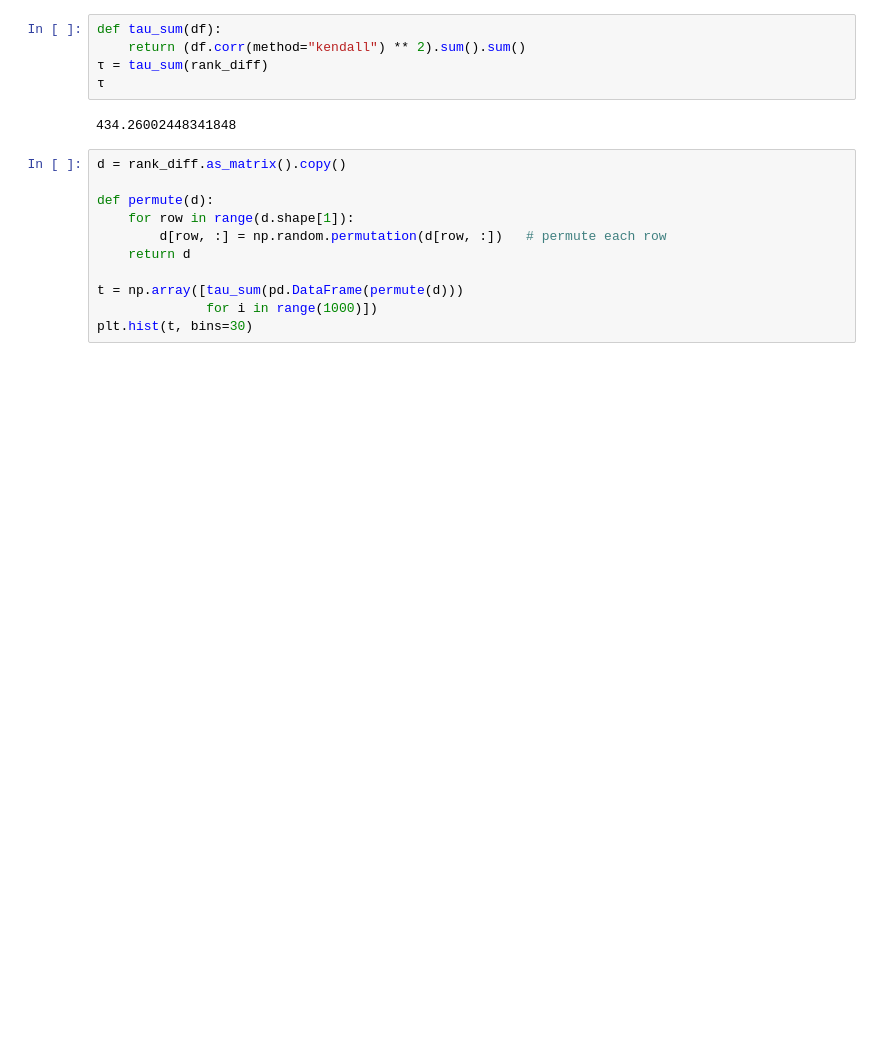
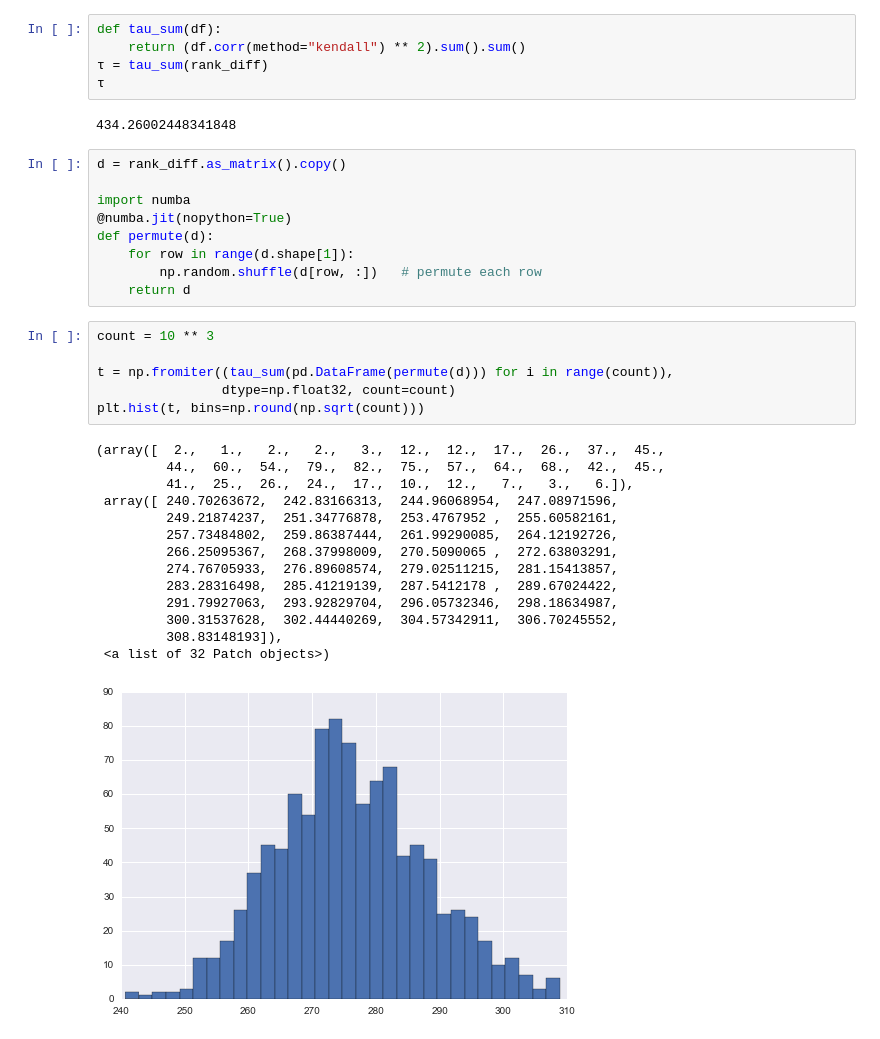
Before and after one commit to alanhdu/explorations, a Jupyter notebook: chess/Chess.ipynb, the cells around one changed output. Cells and saved outputs as stored; diff of their text form; blank space fills up the shorter version.

```diff
--- a/chess/Chess.ipynb
+++ b/chess/Chess.ipynb
@@ -97,11 +97,30 @@ def tau_sum(df):
 # %%
 d = rank_diff.as_matrix().copy()
 
+import numba
+@numba.jit(nopython=True)
 def permute(d):
     for row in range(d.shape[1]):
-        d[row, :] = np.random.permutation(d[row, :])   # permute each row
+        np.random.shuffle(d[row, :])   # permute each row
     return d
-
-t = np.array([tau_sum(pd.DataFrame(permute(d)))
-              for i in range(1000)])
-plt.hist(t, bins=30)
+# %%
+count = 10 ** 3
+
+t = np.fromiter((tau_sum(pd.DataFrame(permute(d))) for i in range(count)),
+                dtype=np.float32, count=count)
+plt.hist(t, bins=np.round(np.sqrt(count)))
+# %% [output]
+(array([  2.,   1.,   2.,   2.,   3.,  12.,  12.,  17.,  26.,  37.,  45.,
+         44.,  60.,  54.,  79.,  82.,  75.,  57.,  64.,  68.,  42.,  45.,
+         41.,  25.,  26.,  24.,  17.,  10.,  12.,   7.,   3.,   6.]),
+ array([ 240.70263672,  242.83166313,  244.96068954,  247.08971596,
+         249.21874237,  251.34776878,  253.4767952 ,  255.60582161,
+         257.73484802,  259.86387444,  261.99290085,  264.12192726,
+         266.25095367,  268.37998009,  270.5090065 ,  272.63803291,
+         274.76705933,  276.89608574,  279.02511215,  281.15413857,
+         283.28316498,  285.41219139,  287.5412178 ,  289.67024422,
+         291.79927063,  293.92829704,  296.05732346,  298.18634987,
+         300.31537628,  302.44440269,  304.57342911,  306.70245552,
+         308.83148193]),
+ <a list of 32 Patch objects>)
+[figure, added]
```
Also changed, not shown: parts of 2 cells of this notebook, 1 other file.
